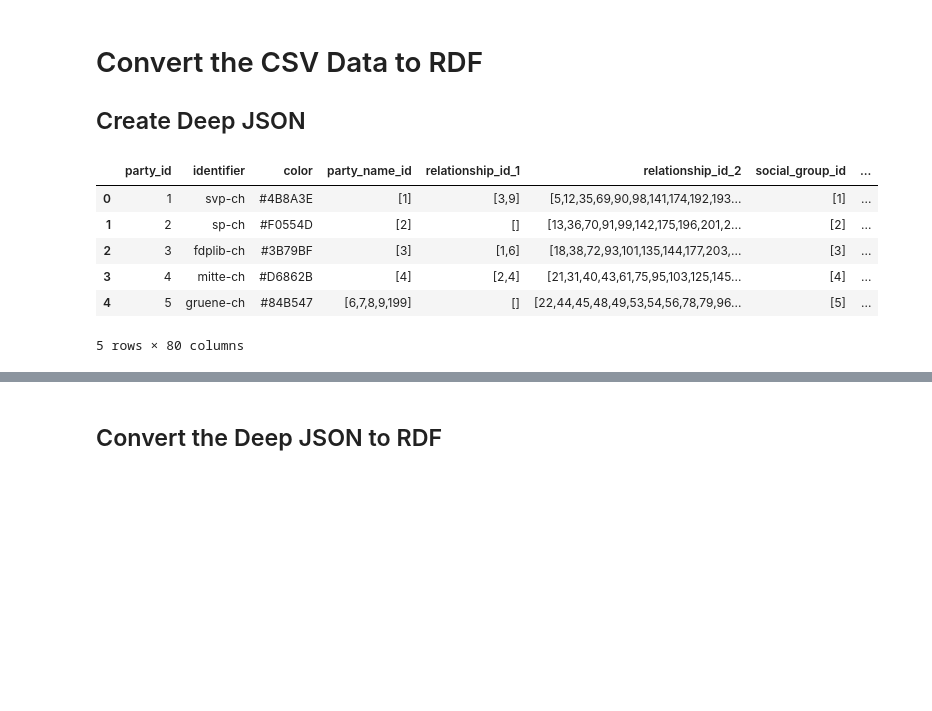
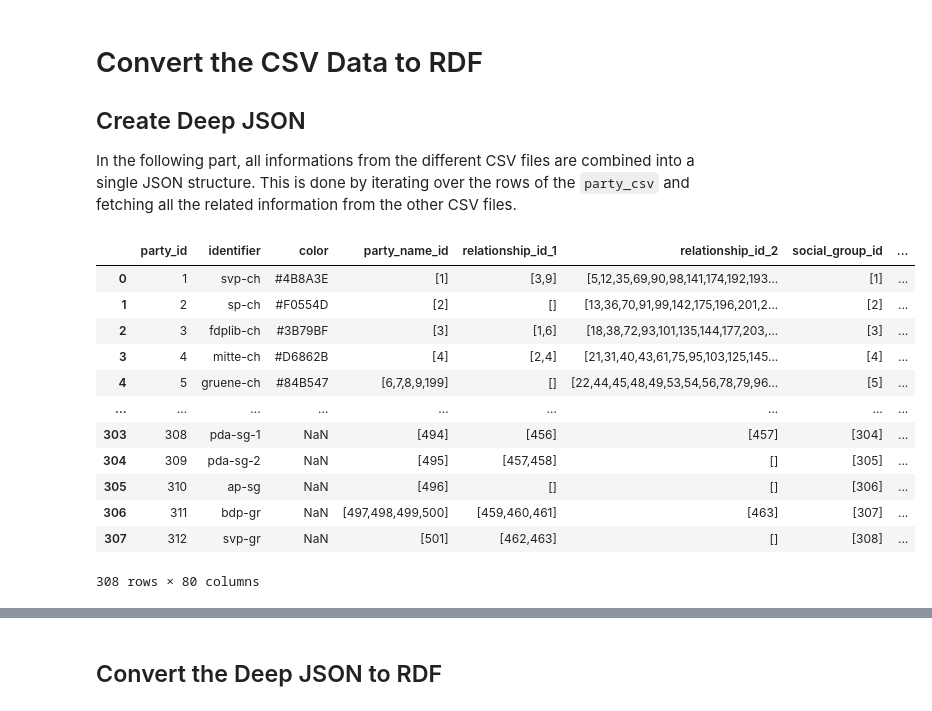
Before and after one commit to swiss/fch-political-party-pipeline, a Jupyter notebook: notebooks/1_convert.ipynb, the cells around one changed output, grey strips where cells are left out. Cells and saved outputs as stored; diff of their text form; code cells hidden in the pictures; blank space fills up the shorter version.

```diff
--- a/notebooks/1_convert.ipynb
+++ b/notebooks/1_convert.ipynb
@@ -2,23 +2,31 @@
 # Convert the CSV Data to RDF
 
 ## Create Deep JSON
+
+In the following part, all informations from the different CSV files are combined into a single JSON structure. This is done by iterating over the rows of the `party_csv` and fetching all the related information from the other CSV files.
 # %%
 import pandas as pd
 
 party_csv = pd.read_csv("../data/input/party.csv")
 party_name_csv = pd.read_csv("../data/input/party_name.csv")
 relationship_csv = pd.read_csv("../data/input/relationship.csv")
 relationship_type_csv = pd.read_csv("../data/input/relationship_type.csv")
 party_code_csv = pd.read_csv("../data/input/party_code.csv")
 party_code_type_csv = pd.read_csv("../data/input/party_code_type.csv")
 
 
-display(party_csv.head())
+display(party_csv)
 # %% [output]
 |  | party_id | identifier | color | party_name_id | relationship_id_1 | relationship_id_2 | social_group_id | ... |
 | 0 | 1 | svp-ch | #4B8A3E | [1] | [3,9] | [5,12,35,69,90,98,141,174,192,193... | [1] | ... |
 | 1 | 2 | sp-ch | #F0554D | [2] | [] | [13,36,70,91,99,142,175,196,201,2... | [2] | ... |
 | 2 | 3 | fdplib-ch | #3B79BF | [3] | [1,6] | [18,38,72,93,101,135,144,177,203,... | [3] | ... |
 | 3 | 4 | mitte-ch | #D6862B | [4] | [2,4] | [21,31,40,43,61,75,95,103,125,145... | [4] | ... |
 | 4 | 5 | gruene-ch | #84B547 | [6,7,8,9,199] | [] | [22,44,45,48,49,53,54,56,78,79,96... | [5] | ... |
+| ... | ... | ... | ... | ... | ... | ... | ... | ... |
+| 303 | 308 | pda-sg-1 | NaN | [494] | [456] | [457] | [304] | ... |
+| 304 | 309 | pda-sg-2 | NaN | [495] | [457,458] | [] | [305] | ... |
+| 305 | 310 | ap-sg | NaN | [496] | [] | [] | [306] | ... |
+| 306 | 311 | bdp-gr | NaN | [497,498,499,500] | [459,460,461] | [463] | [307] | ... |
+| 307 | 312 | svp-gr | NaN | [501] | [462,463] | [] | [308] | ... |
-5 rows × 80 columns
+308 rows × 80 columns
```
Also changed, not shown: parts of 3 cells of this notebook.
